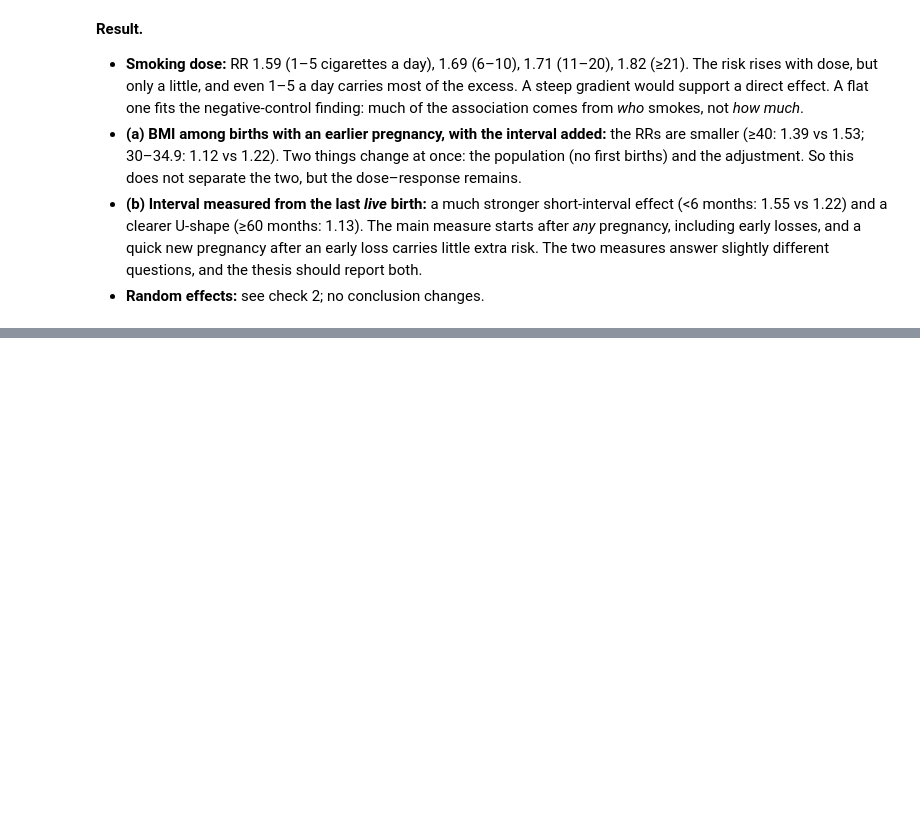
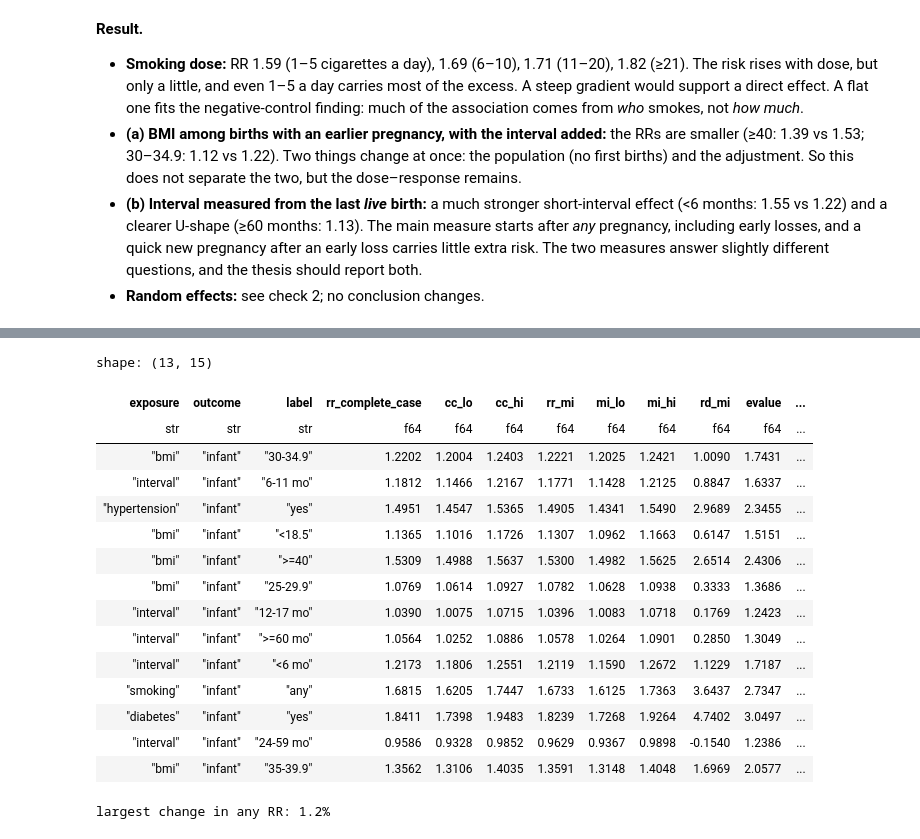
Before and after one commit to ShakulovElzar/infant-mortality-thesis, a Jupyter notebook: InfantMortalityThesis/notebooks/04_association.ipynb, the cells around one changed output, grey strips where cells are left out. Cells and saved outputs as stored; diff of their text form; code cells hidden in the pictures; blank space fills up the shorter version.

```diff
--- a/InfantMortalityThesis/notebooks/04_association.ipynb
+++ b/InfantMortalityThesis/notebooks/04_association.ipynb
@@ -23,6 +23,8 @@
 `REBUILD = True` rebuilds the analysis table from the Parquet files (about 3 minutes). With `False`, a saved table is reused.
 # %%
 REBUILD = False
+MI_M = 20          # number of imputations
+MI_TEST = False    # True: one cohort, 2 imputations, saved apart (quick test)
 # %%
 # Parameters
 REBUILD = True
@@ -556,7 +558,7 @@ Postneonatal models use only babies alive at day 28 (`n28`).
 
 **Expected run time.** About 10–20 minutes.
 # %%
-def fit_model(g, e, dcol, ncol, extra=(), extra_ref=None):
+def fit_model(g, e, dcol, ncol, extra=(), extra_ref=None, draws=1000):
     """One modified Poisson fit; returns per-class log RR, variance and RD, or None if it fails."""
     cols = [e.col] + e.confounders + list(extra)
     g = g.filter(pl.col(ncol) > 0)
@@ -571,7 +573,7 @@ def fit_model(g, e, dcol, ncol, extra=(), extra_ref=None):
         if term not in names:
             continue
         j = names.index(term)
-        rd = standardized_rd(res, X, g[ncol].to_numpy(), ex == k, [j], draws=1000, seed=SEED)
+        rd = standardized_rd(res, X, g[ncol].to_numpy(), ex == k, [j], draws=draws, seed=SEED)
         out[k] = {"log_rr": res["beta"][j], "var": res["cov_robust"][j, j], **rd}
     terms = [names.index(f"{e.col}={k}") for k in e.labels if f"{e.col}={k}" in names]
     out["_joint"] = (res["beta"][terms], res["cov_robust"][np.ix_(terms, terms)], [k for k in e.labels if f"{e.col}={k}" in names])
@@ -992,0 +1234,41 @@ shape: (15, 4)
+# %%
+if not MI_TEST:
+    mi = pl.concat([pl.read_parquet(MI_DIR / f"mi_{c}.parquet") for c in COHORTS])
+    rub = (mi.group_by("exposure", "outcome", "cohort", "class", "label")
+             .agg(pl.len().alias("M"), pl.col("log_rr").mean().alias("q"), pl.col("var").mean().alias("U"),
+                  pl.col("log_rr").var().alias("B"), pl.col("rd_per_1000").mean().alias("rd"),
+                  (pl.col("rd_sd") ** 2).mean().alias("Urd"), pl.col("rd_per_1000").var().alias("Brd"))
+             .with_columns(var=pl.col("U") + (1 + 1 / pl.col("M")) * pl.col("B"),
+                           rd_sd=(pl.col("Urd") + (1 + 1 / pl.col("M")) * pl.col("Brd")).sqrt())
+             .with_columns(fmi=(1 + 1 / pl.col("M")) * pl.col("B") / pl.col("var")))
+    pooled_mi = pool_classes(rub.select(pl.lit("mi").alias("analysis"), "exposure", "outcome", "class", "label",
+                                        pl.col("q").alias("log_rr"), "var", pl.col("rd").alias("rd_per_1000"), "rd_sd"))
+    fmi = rub.group_by("exposure", "outcome", "label").agg(pl.col("fmi").mean().alias("fmi"))
+    cmp = (res_main.select("exposure", "outcome", "label", pl.col("rr").alias("rr_complete_case"),
+                           pl.col("rr_lo").alias("cc_lo"), pl.col("rr_hi").alias("cc_hi"))
+           .join(pooled_mi.select("exposure", "outcome", "label", pl.col("rr").alias("rr_mi"), pl.col("rr_lo").alias("mi_lo"),
+                                  pl.col("rr_hi").alias("mi_hi"), pl.col("rd_per_1000").alias("rd_mi"), "evalue", "I2", "same_direction"),
+                 on=["exposure", "outcome", "label"])
+           .join(fmi, on=["exposure", "outcome", "label"])
+           .with_columns(change_pct=100 * (pl.col("rr_mi") / pl.col("rr_complete_case") - 1)))
+    cmp.write_csv(REPORTS / "part2_mi_results.csv")
+    display(cmp.filter(pl.col("outcome") == "infant"))
+    print("largest change in any RR: %.1f%%" % cmp["change_pct"].abs().max())
+# %% [output]
+shape: (13, 15)
+| exposure | outcome | label | rr_complete_case | cc_lo | cc_hi | rr_mi | mi_lo | mi_hi | rd_mi | evalue | ... |
+| str | str | str | f64 | f64 | f64 | f64 | f64 | f64 | f64 | f64 | ... |
+| "bmi" | "infant" | "30-34.9" | 1.2202 | 1.2004 | 1.2403 | 1.2221 | 1.2025 | 1.2421 | 1.0090 | 1.7431 | ... |
+| "interval" | "infant" | "6-11 mo" | 1.1812 | 1.1466 | 1.2167 | 1.1771 | 1.1428 | 1.2125 | 0.8847 | 1.6337 | ... |
+| "hypertension" | "infant" | "yes" | 1.4951 | 1.4547 | 1.5365 | 1.4905 | 1.4341 | 1.5490 | 2.9689 | 2.3455 | ... |
+| "bmi" | "infant" | "<18.5" | 1.1365 | 1.1016 | 1.1726 | 1.1307 | 1.0962 | 1.1663 | 0.6147 | 1.5151 | ... |
+| "bmi" | "infant" | ">=40" | 1.5309 | 1.4988 | 1.5637 | 1.5300 | 1.4982 | 1.5625 | 2.6514 | 2.4306 | ... |
+| "bmi" | "infant" | "25-29.9" | 1.0769 | 1.0614 | 1.0927 | 1.0782 | 1.0628 | 1.0938 | 0.3333 | 1.3686 | ... |
+| "interval" | "infant" | "12-17 mo" | 1.0390 | 1.0075 | 1.0715 | 1.0396 | 1.0083 | 1.0718 | 0.1769 | 1.2423 | ... |
+| "interval" | "infant" | ">=60 mo" | 1.0564 | 1.0252 | 1.0886 | 1.0578 | 1.0264 | 1.0901 | 0.2850 | 1.3049 | ... |
+| "interval" | "infant" | "<6 mo" | 1.2173 | 1.1806 | 1.2551 | 1.2119 | 1.1590 | 1.2672 | 1.1229 | 1.7187 | ... |
+| "smoking" | "infant" | "any" | 1.6815 | 1.6205 | 1.7447 | 1.6733 | 1.6125 | 1.7363 | 3.6437 | 2.7347 | ... |
+| "diabetes" | "infant" | "yes" | 1.8411 | 1.7398 | 1.9483 | 1.8239 | 1.7268 | 1.9264 | 4.7402 | 3.0497 | ... |
+| "interval" | "infant" | "24-59 mo" | 0.9586 | 0.9328 | 0.9852 | 0.9629 | 0.9367 | 0.9898 | -0.1540 | 1.2386 | ... |
+| "bmi" | "infant" | "35-39.9" | 1.3562 | 1.3106 | 1.4035 | 1.3591 | 1.3148 | 1.4048 | 1.6969 | 2.0577 | ... |
+largest change in any RR: 1.2%
```
Also changed, not shown: parts of 12 cells of this notebook, 13 other files.
